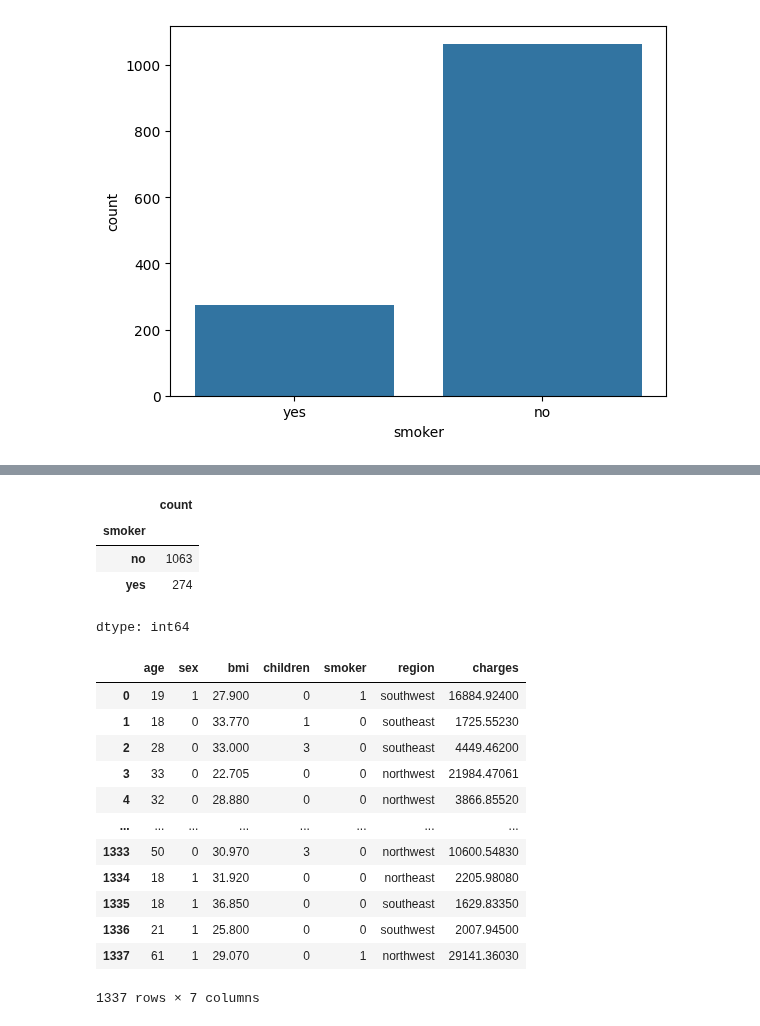
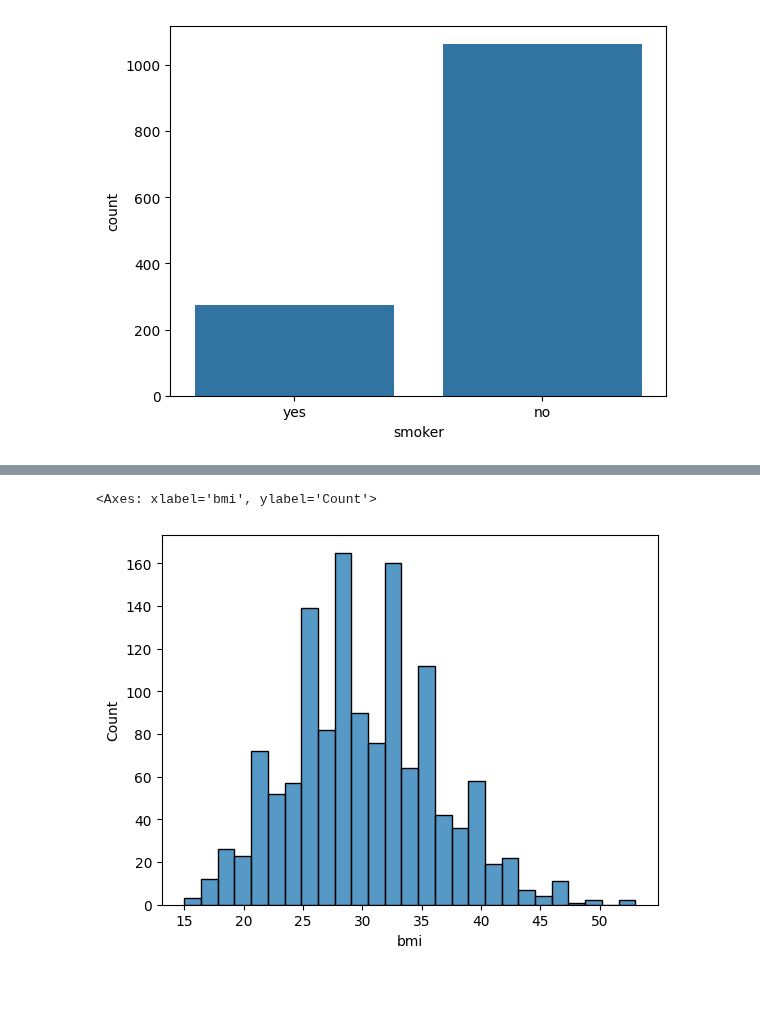
Before and after one commit to kd4dev/Ml, a Jupyter notebook: Ml/Project1/proj1.ipynb, the cells around one changed output, grey strips where cells are left out. Drawn from its saved outputs; the diff is of its cells as text; code cells hidden in the pictures; blank space fills up the shorter version.

```diff
--- a/Ml/Project1/proj1.ipynb
+++ b/Ml/Project1/proj1.ipynb
@@ -173,9 +182,6 @@ df_cleaned.head()
 # %%
-df_cleaned['smoker'].value_counts()
+df_cleaned.rename(columns={
+    'sex': 'is_female',
+    'smoker': 'is_smoker'
+}, inplace=True)
-# %% [output]
-|  | count |
-| smoker |  |
-| no | 1063 |
-| yes | 274 |
-dtype: int64
 # %%
@@ -183,19 +189,8 @@ df_cleaned['smoker'] = df_cleaned['smoker'].map({"no" : 0,"yes" : 1})
 # %%
-df_cleaned
+df_cleaned = df_cleaned.astype(int)
-# %% [output]
-|  | age | sex | bmi | children | smoker | region | charges |
-| 0 | 19 | 1 | 27.900 | 0 | 1 | southwest | 16884.92400 |
-| 1 | 18 | 0 | 33.770 | 1 | 0 | southeast | 1725.55230 |
-| 2 | 28 | 0 | 33.000 | 3 | 0 | southeast | 4449.46200 |
-| 3 | 33 | 0 | 22.705 | 0 | 0 | northwest | 21984.47061 |
-| 4 | 32 | 0 | 28.880 | 0 | 0 | northwest | 3866.85520 |
-| ... | ... | ... | ... | ... | ... | ... | ... |
-| 1333 | 50 | 0 | 30.970 | 3 | 0 | northwest | 10600.54830 |
-| 1334 | 18 | 1 | 31.920 | 0 | 0 | northeast | 2205.98080 |
-| 1335 | 18 | 1 | 36.850 | 0 | 0 | southeast | 1629.83350 |
-| 1336 | 21 | 1 | 25.800 | 0 | 0 | southwest | 2007.94500 |
-| 1337 | 61 | 1 | 29.070 | 0 | 1 | northwest | 29141.36030 |
-1337 rows × 7 columns
 # %%
-df_cleaned.rename(columns={'sex' :'is_female','smoker': 'is_smoker'},inplace = True)
+sns.histplot(df_cleaned['bmi'])
+# %% [output]
+<Axes: xlabel='bmi', ylabel='Count'>
+[figure, added]
 # %%
```
Also changed, not shown: parts of 37 cells of this notebook, 2 other files.
